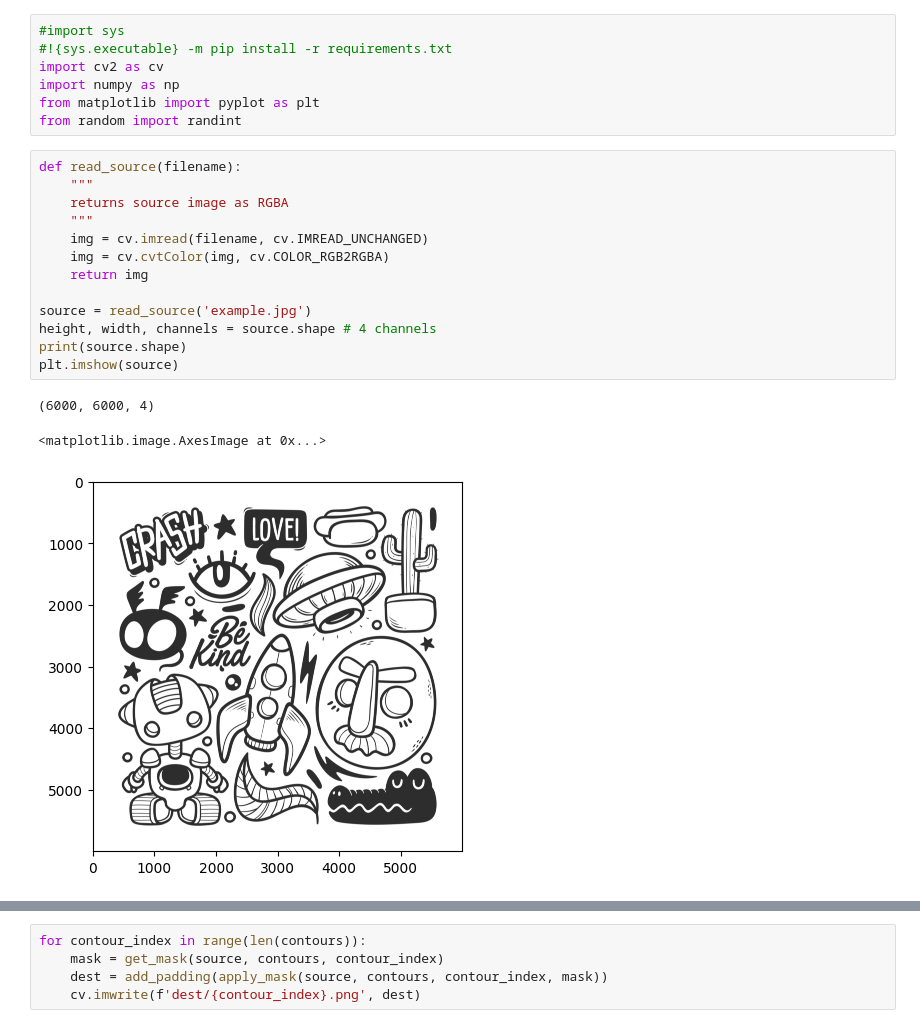
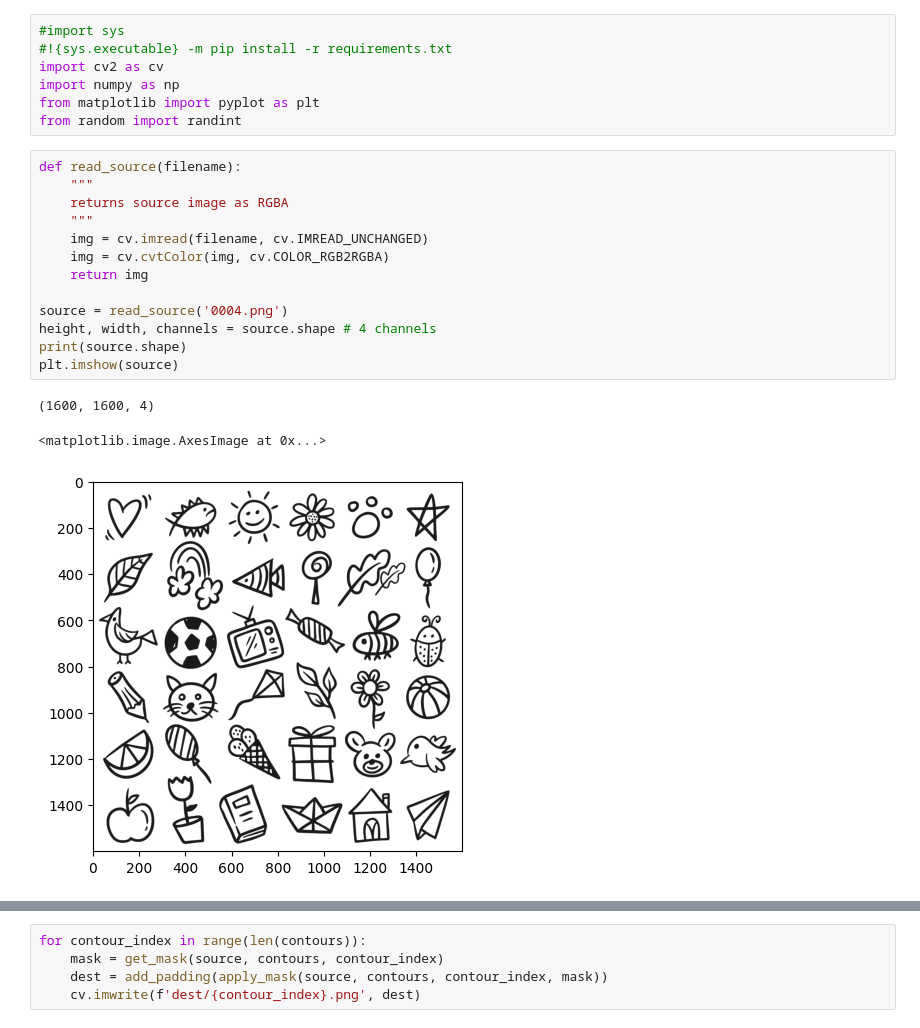
Before and after one commit to yakninja/doodle-parser, a Jupyter notebook: parser.ipynb, the cells around one changed output, grey strips where cells are left out. Saved outputs shown, nothing was run; the diff lists cells and outputs as text.

```diff
--- a/parser.ipynb
+++ b/parser.ipynb
@@ -8,20 +8,20 @@ from random import randint
 # %%
 def read_source(filename):
     """
     returns source image as RGBA
     """
     img = cv.imread(filename, cv.IMREAD_UNCHANGED)
     img = cv.cvtColor(img, cv.COLOR_RGB2RGBA)
     return img
 
-source = read_source('example.jpg')
+source = read_source('0004.png')
 height, width, channels = source.shape # 4 channels
 print(source.shape)
 plt.imshow(source)
 # %% [output]
-(6000, 6000, 4)
+(1600, 1600, 4)
 <matplotlib.image.AxesImage at 0x...>
-[figure, old version]
+[figure, new version]
 # %%
 def prepare_for_contouring(img, threshold_min=127, threshold_max=255):
     """
```
Also changed, not shown: parts of 5 cells of this notebook, 2 other files.
